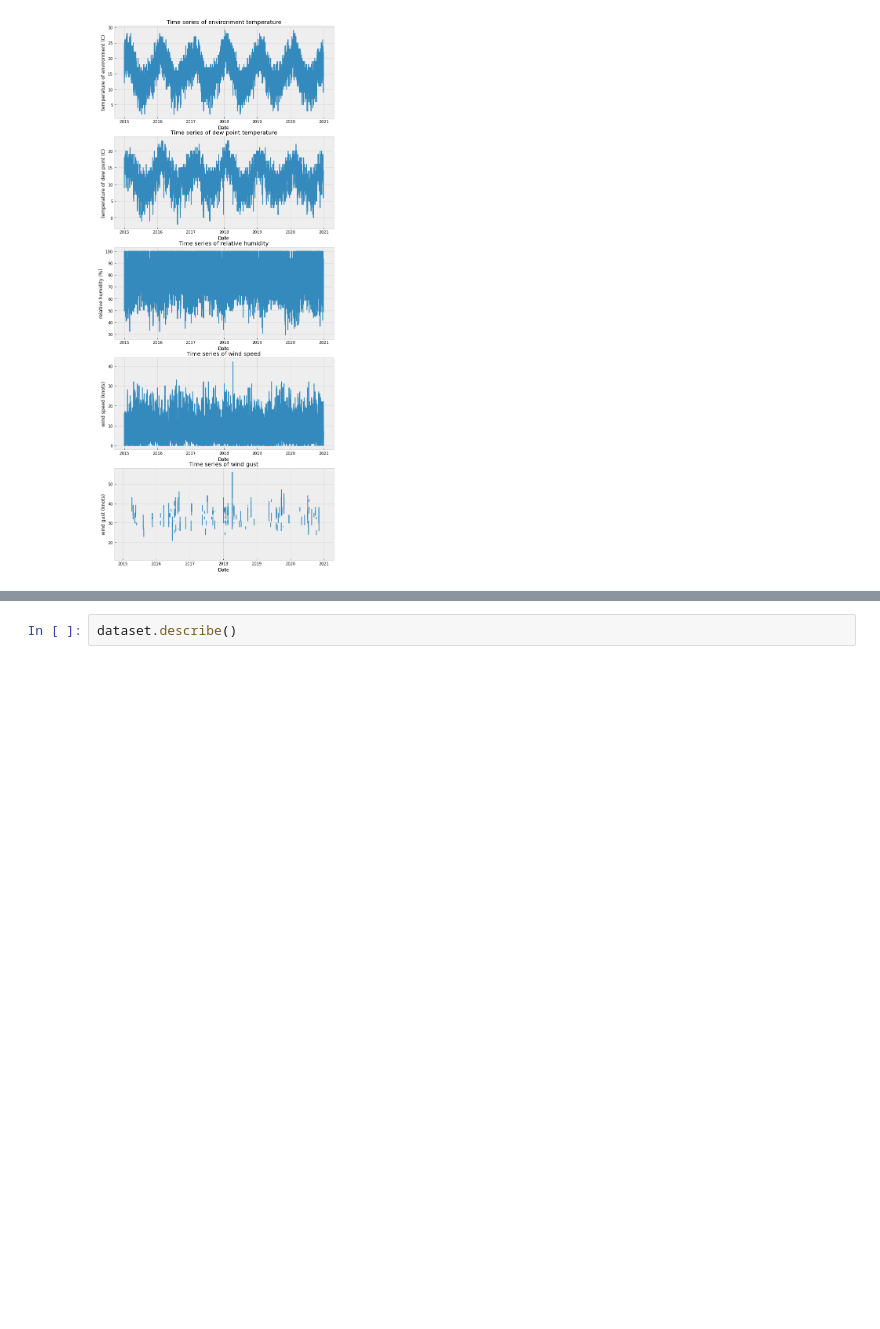
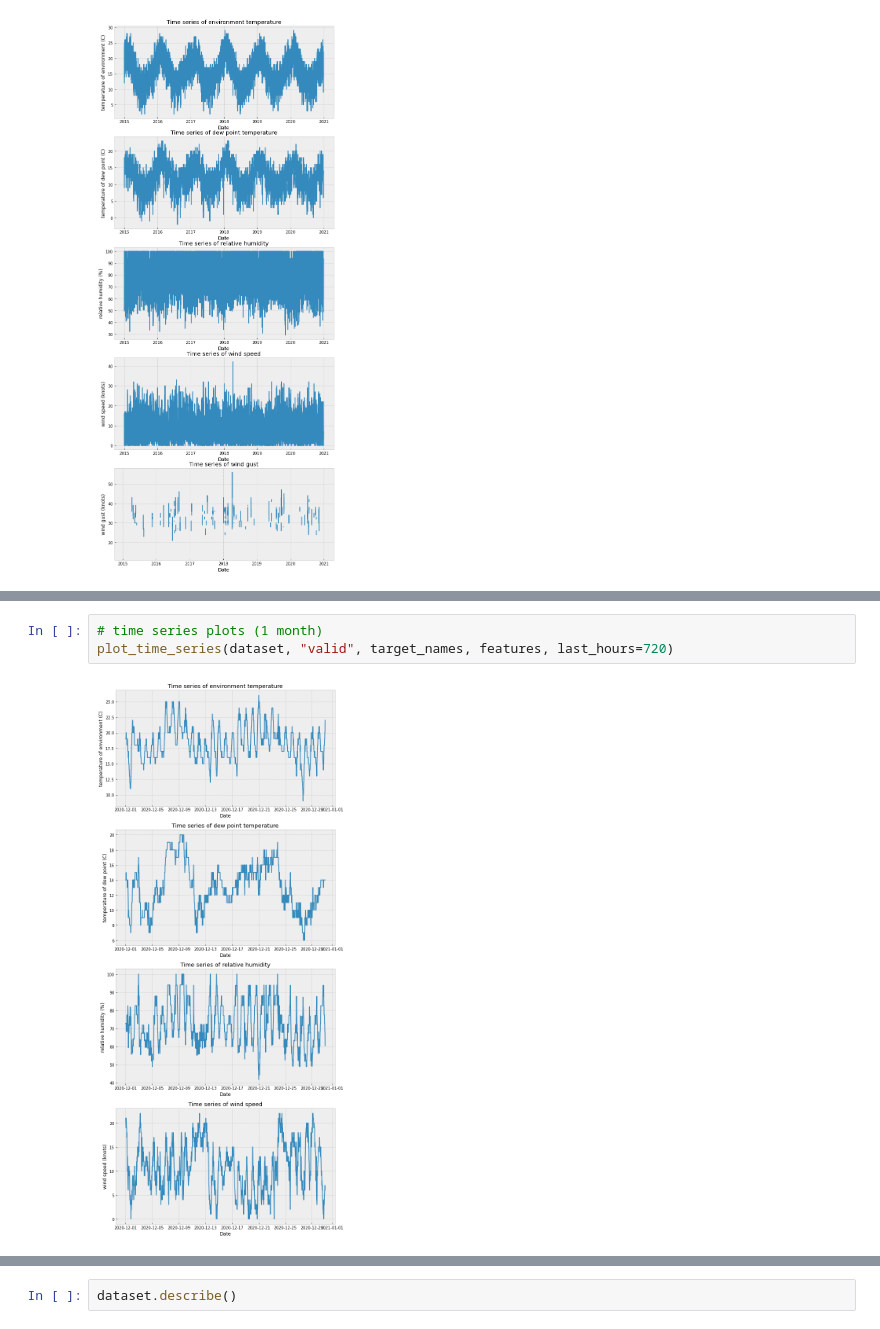
Before and after one commit to aguo921/2022-Phase-2, a Jupyter notebook: 3. Data Science/submission.ipynb, the cells around one changed output, grey strips where cells are left out. Cells and saved outputs as stored; diff of their text form; blank space fills up the shorter version.

```diff
--- a/3. Data Science/submission.ipynb
+++ b/3. Data Science/submission.ipynb
@@ -156 +160,6 @@ plot_time_series(dataset, "valid", target_names, features, last_hours=2160)
+# %%
+# time series plots (1 month)
+plot_time_series(dataset, "valid", target_names, features, last_hours=720)
+# %% [output]
+[figure, added]
 # %%
```
Also changed, not shown: parts of 5 cells of this notebook.
